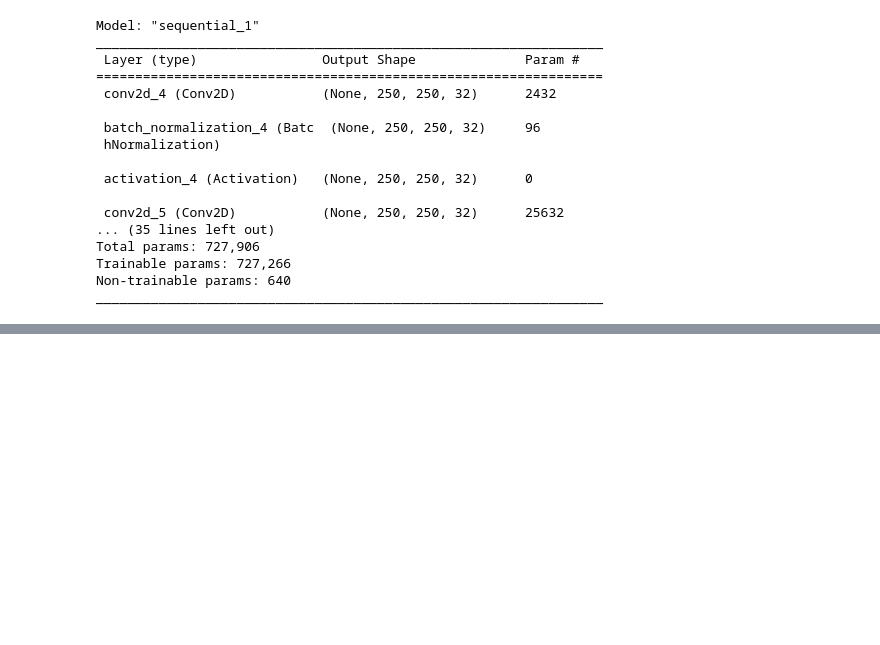
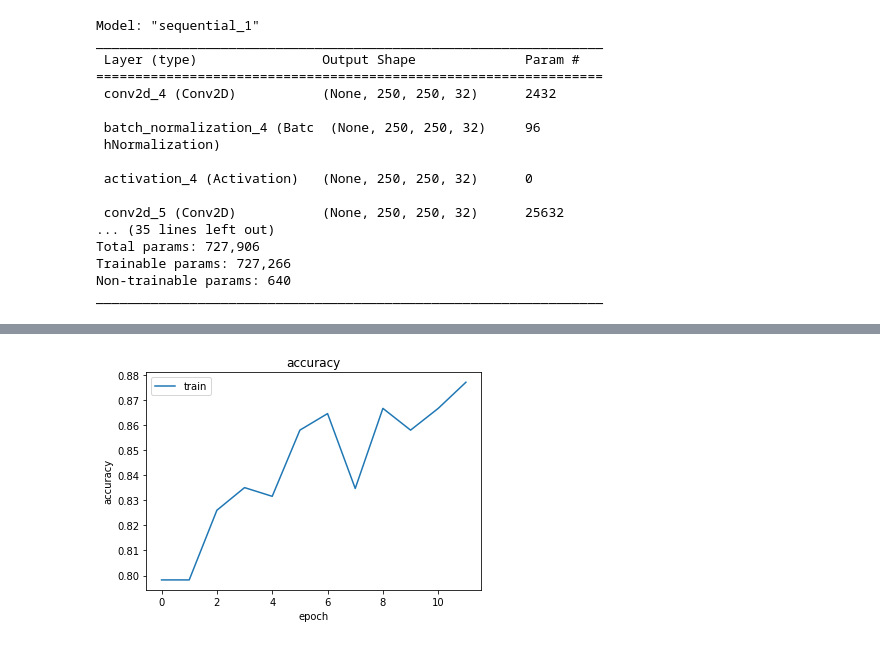
Before and after one commit to AndyMuloki/EarlyDetectionOfAMD, a Jupyter notebook: EAMD.ipynb, the cells around one changed output, grey strips where cells are left out. Cells and saved outputs as stored; diff of their text form; code cells hidden in the pictures; blank space fills up the shorter version.

```diff
--- a/EAMD.ipynb
+++ b/EAMD.ipynb
@@ -370,9 +419,9 @@ _________________________________________________________________
 history_cnn = model_cnn.fit(final_train_ds,
                     #batch_size=32,
                     epochs=12,
-                    steps_per_epoch = 100, #train_elements/batch_size
+                    steps_per_epoch = 90, #train_elements/batch_size
                     validation_data=final_test_ds,
-                    validation_steps = 33,
+                    validation_steps = 28,
                     use_multiprocessing=True,
                     )
 # %% [output]
@@ -397,0 +456,10 @@ model_cnn.evaluate(final_test_ds, steps=100)
+# %%
+# history_cnn.history??
+plt.plot(history_cnn.history['accuracy'])
+plt.title('accuracy')
+plt.ylabel('accuracy')
+plt.xlabel('epoch')
+plt.legend(['train'], loc='upper left')
+plt.show()
+# %% [output]
+[figure, added]
```
Also changed, not shown: parts of 40 cells of this notebook.
